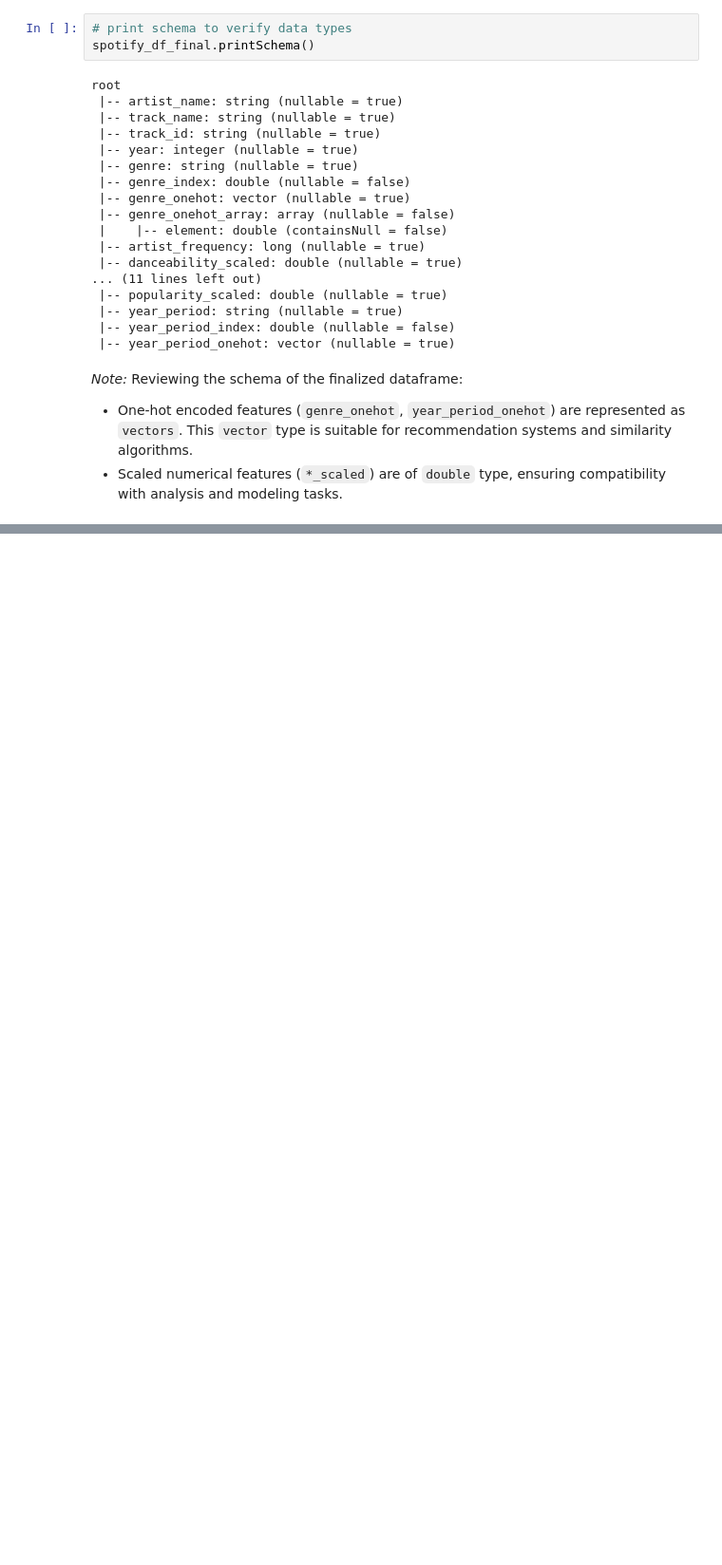
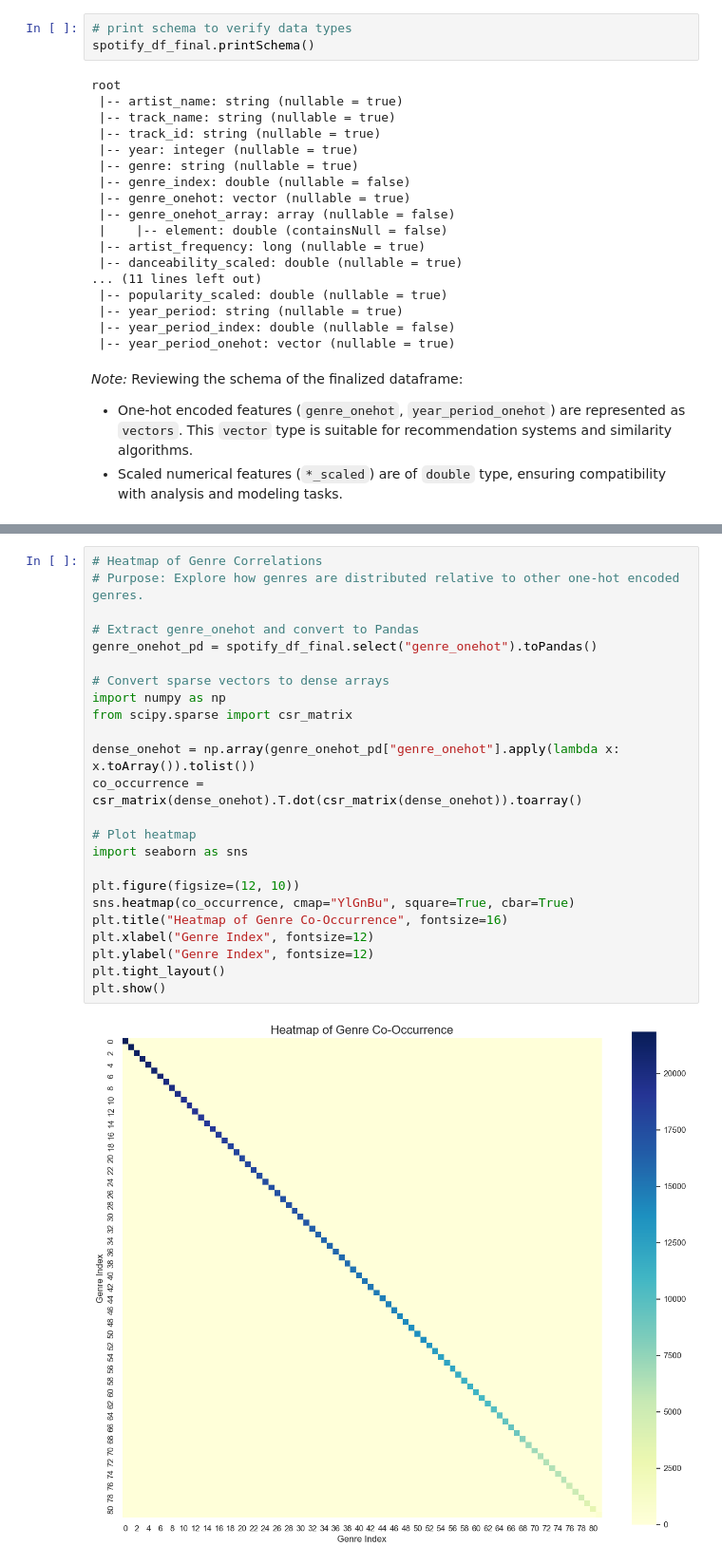
Before and after one commit to longnca/ENSF612-Project, a Jupyter notebook: spotify_project.ipynb, the cells around one changed output, grey strips where cells are left out. Shown at 95% size. Saved outputs shown, nothing was run; the diff lists cells and outputs as text; blank space fills up the shorter version.

```diff
--- a/spotify_project.ipynb
+++ b/spotify_project.ipynb
@@ -848,0 +974,26 @@ root
+# %%
+# Heatmap of Genre Correlations
+# Purpose: Explore how genres are distributed relative to other one-hot encoded genres.
+
+# Extract genre_onehot and convert to Pandas
+genre_onehot_pd = spotify_df_final.select("genre_onehot").toPandas()
+
+# Convert sparse vectors to dense arrays
+import numpy as np
+from scipy.sparse import csr_matrix
+
+dense_onehot = np.array(genre_onehot_pd["genre_onehot"].apply(lambda x: x.toArray()).tolist())
+co_occurrence = csr_matrix(dense_onehot).T.dot(csr_matrix(dense_onehot)).toarray()
+
+# Plot heatmap
+import seaborn as sns
+
+plt.figure(figsize=(12, 10))
+sns.heatmap(co_occurrence, cmap="YlGnBu", square=True, cbar=True)
+plt.title("Heatmap of Genre Co-Occurrence", fontsize=16)
+plt.xlabel("Genre Index", fontsize=12)
+plt.ylabel("Genre Index", fontsize=12)
+plt.tight_layout()
+plt.show()
+# %% [output]
+[figure, added]
```
Also changed, not shown: parts of 13 cells of this notebook.
